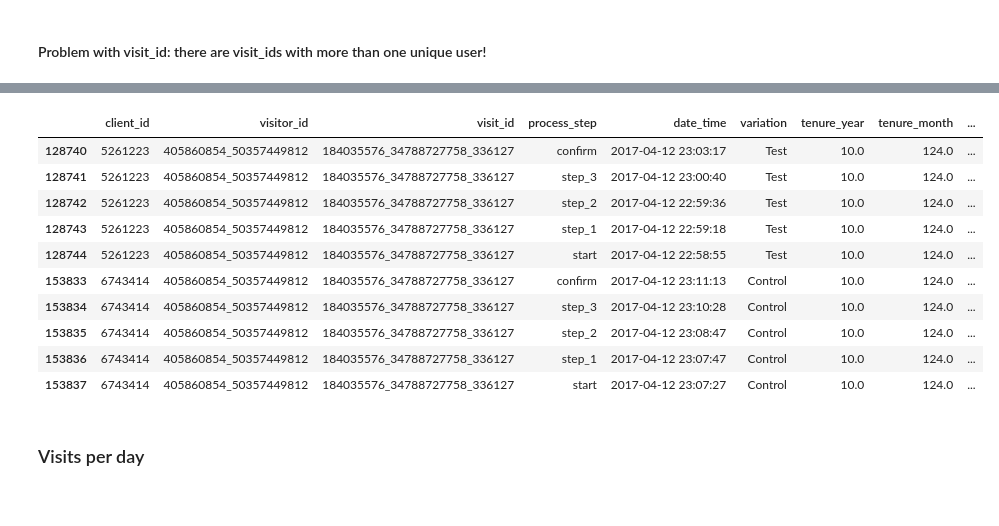
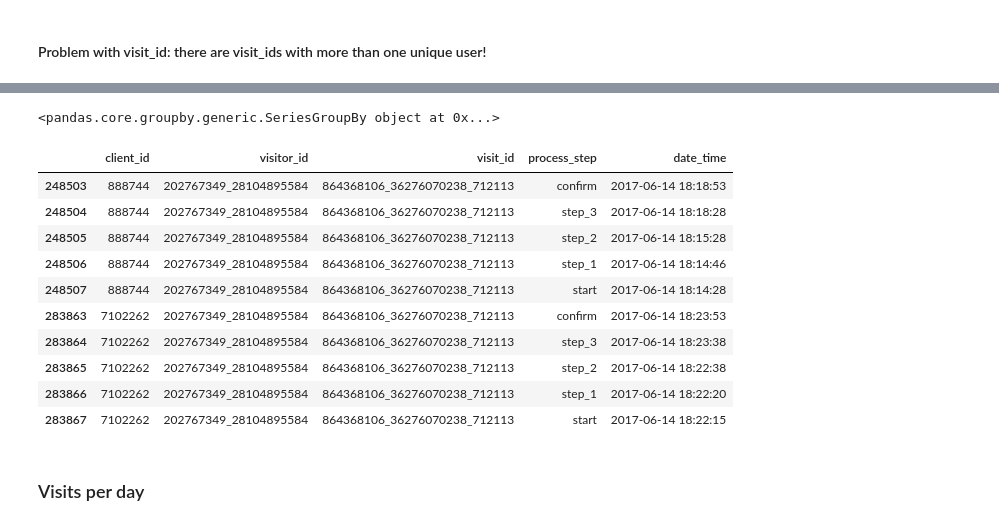
Before and after one commit to RosaEvasari/Vanguard_Project, a Jupyter notebook: notebooks/draft_notebooks/notebook_tobias.ipynb, the cells around one changed output, grey strips where cells are left out. Cells and saved outputs as stored; diff of their text form; code cells hidden in the pictures.

```diff
--- a/notebooks/draft_notebooks/notebook_tobias.ipynb
+++ b/notebooks/draft_notebooks/notebook_tobias.ipynb
@@ -125,9 +125,9 @@ from functions import *
 ModuleNotFoundError: No module named 'functions'
 # %%
 # Load clean tables
-df_demo = pd.read_csv('../data/cleaned/df_final_demo_cleaned.csv')
-df_clients = pd.read_csv('../data/cleaned/df_final_experiment_clients_cleaned.csv')
-df_data = pd.read_csv('../data/cleaned/df_final_web_data_cleaned.csv')
+df_demo = pd.read_csv('../../data/cleaned/df_final_demo_cleaned.csv')
+df_clients = pd.read_csv('../../data/cleaned/df_final_experiment_clients_cleaned.csv')
+df_data = pd.read_csv('../../data/cleaned/df_final_web_data_cleaned.csv')
 df_data['date_time'] = pd.to_datetime(df_data['date_time'])
 # %%
 # merge tables and only consider clients present in all three tables
@@ -153,17 +162,21 @@ Name: count, dtype: int64
+# %%
+df.groupby('visit_id')['client_id']
+# %% [output]
+<pandas.core.groupby.generic.SeriesGroupBy object at 0x...>
 # %%
-df.loc[df['visit_id']=='184035576_34788727758_336127']
+df.loc[df['visit_id'] == '864368106_36276070238_712113'][['client_id', 'visitor_id', 'visit_id', 'process_step', 'date_time']]
 # %% [output]
-|  | client_id | visitor_id | visit_id | process_step | date_time | variation | tenure_year | tenure_month | ... |
-| 128740 | 5261223 | 405860854_50357449812 | 184035576_34788727758_336127 | confirm | 2017-04-12 23:03:17 | Test | 10.0 | 124.0 | ... |
-| 128741 | 5261223 | 405860854_50357449812 | 184035576_34788727758_336127 | step_3 | 2017-04-12 23:00:40 | Test | 10.0 | 124.0 | ... |
-| 128742 | 5261223 | 405860854_50357449812 | 184035576_34788727758_336127 | step_2 | 2017-04-12 22:59:36 | Test | 10.0 | 124.0 | ... |
-| 128743 | 5261223 | 405860854_50357449812 | 184035576_34788727758_336127 | step_1 | 2017-04-12 22:59:18 | Test | 10.0 | 124.0 | ... |
-| 128744 | 5261223 | 405860854_50357449812 | 184035576_34788727758_336127 | start | 2017-04-12 22:58:55 | Test | 10.0 | 124.0 | ... |
-| 153833 | 6743414 | 405860854_50357449812 | 184035576_34788727758_336127 | confirm | 2017-04-12 23:11:13 | Control | 10.0 | 124.0 | ... |
-| 153834 | 6743414 | 405860854_50357449812 | 184035576_34788727758_336127 | step_3 | 2017-04-12 23:10:28 | Control | 10.0 | 124.0 | ... |
-| 153835 | 6743414 | 405860854_50357449812 | 184035576_34788727758_336127 | step_2 | 2017-04-12 23:08:47 | Control | 10.0 | 124.0 | ... |
-| 153836 | 6743414 | 405860854_50357449812 | 184035576_34788727758_336127 | step_1 | 2017-04-12 23:07:47 | Control | 10.0 | 124.0 | ... |
-| 153837 | 6743414 | 405860854_50357449812 | 184035576_34788727758_336127 | start | 2017-04-12 23:07:27 | Control | 10.0 | 124.0 | ... |
+|  | client_id | visitor_id | visit_id | process_step | date_time |
+| 248503 | 888744 | 202767349_28104895584 | 864368106_36276070238_712113 | confirm | 2017-06-14 18:18:53 |
+| 248504 | 888744 | 202767349_28104895584 | 864368106_36276070238_712113 | step_3 | 2017-06-14 18:18:28 |
+| 248505 | 888744 | 202767349_28104895584 | 864368106_36276070238_712113 | step_2 | 2017-06-14 18:15:28 |
+| 248506 | 888744 | 202767349_28104895584 | 864368106_36276070238_712113 | step_1 | 2017-06-14 18:14:46 |
+| 248507 | 888744 | 202767349_28104895584 | 864368106_36276070238_712113 | start | 2017-06-14 18:14:28 |
+| 283863 | 7102262 | 202767349_28104895584 | 864368106_36276070238_712113 | confirm | 2017-06-14 18:23:53 |
+| 283864 | 7102262 | 202767349_28104895584 | 864368106_36276070238_712113 | step_3 | 2017-06-14 18:23:38 |
+| 283865 | 7102262 | 202767349_28104895584 | 864368106_36276070238_712113 | step_2 | 2017-06-14 18:22:38 |
+| 283866 | 7102262 | 202767349_28104895584 | 864368106_36276070238_712113 | step_1 | 2017-06-14 18:22:20 |
+| 283867 | 7102262 | 202767349_28104895584 | 864368106_36276070238_712113 | start | 2017-06-14 18:22:15 |
 # %% [markdown]
 ### Visits per day
 # %%
```
Also changed, not shown: parts of 1 cell of this notebook.
